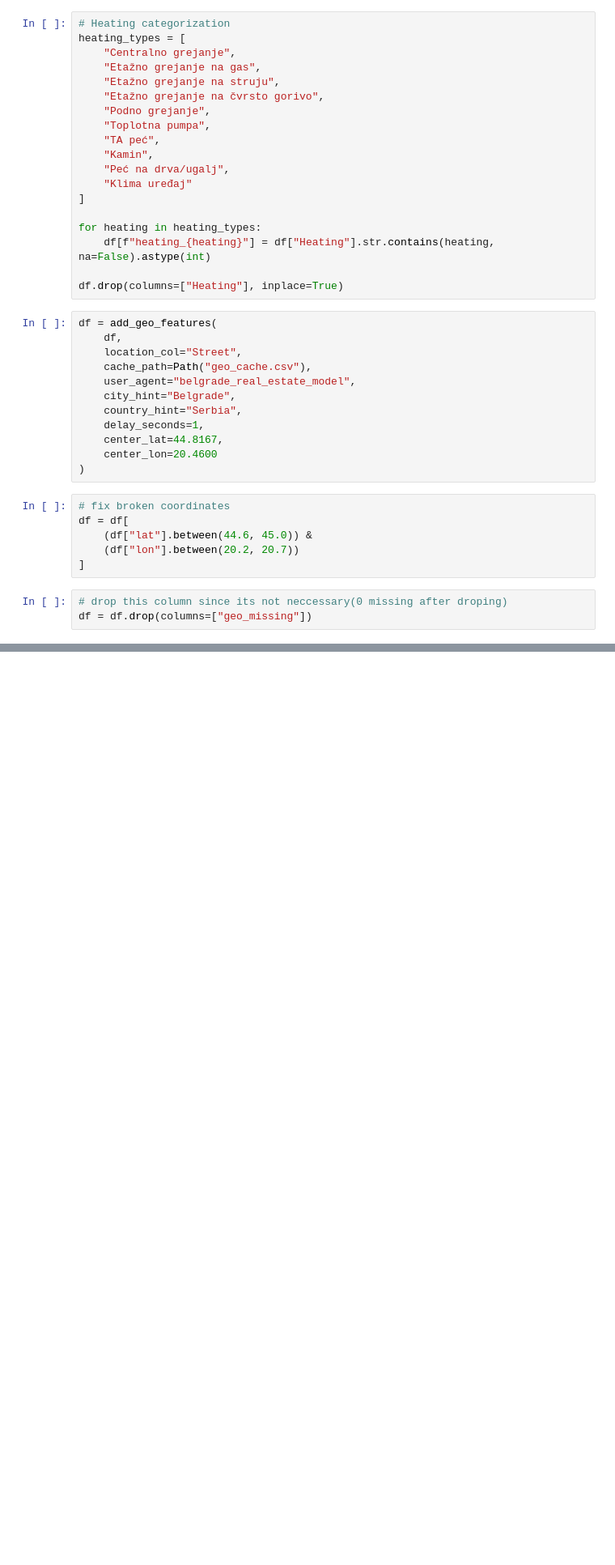
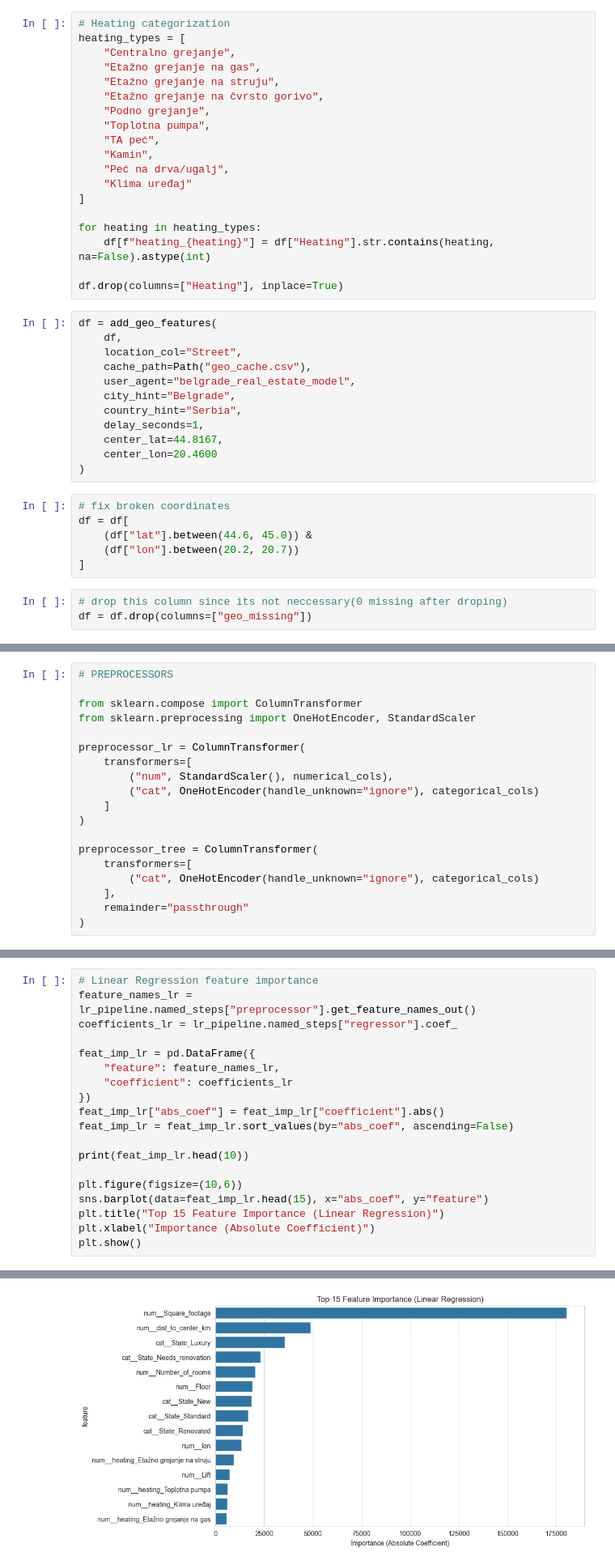
Before and after one commit to pyter1/siap_real_estate_price_prediction, a Jupyter notebook: EDA.ipynb, the cells around one changed output, grey strips where cells are left out. Shown at 81% size. Drawn from its saved outputs; the diff is of its cells as text; blank space fills up the shorter version.

```diff
--- a/EDA.ipynb
+++ b/EDA.ipynb
@@ -795,0 +726,19 @@ plt.show()
+# %%
+# PREPROCESSORS
+
+from sklearn.compose import ColumnTransformer
+from sklearn.preprocessing import OneHotEncoder, StandardScaler
+
+preprocessor_lr = ColumnTransformer(
+    transformers=[
+        ("num", StandardScaler(), numerical_cols),
+        ("cat", OneHotEncoder(handle_unknown="ignore"), categorical_cols)
+    ]
+)
+
+preprocessor_tree = ColumnTransformer(
+    transformers=[
+        ("cat", OneHotEncoder(handle_unknown="ignore"), categorical_cols)
+    ],
+    remainder="passthrough"
+)
@@ -795,0 +1047,20 @@ plt.show()
+# %%
+# Linear Regression feature importance
+feature_names_lr = lr_pipeline.named_steps["preprocessor"].get_feature_names_out()
+coefficients_lr = lr_pipeline.named_steps["regressor"].coef_
+
+feat_imp_lr = pd.DataFrame({
+    "feature": feature_names_lr,
+    "coefficient": coefficients_lr
+})
+feat_imp_lr["abs_coef"] = feat_imp_lr["coefficient"].abs()
+feat_imp_lr = feat_imp_lr.sort_values(by="abs_coef", ascending=False)
+
+print(feat_imp_lr.head(10))
+
+plt.figure(figsize=(10,6))
+sns.barplot(data=feat_imp_lr.head(15), x="abs_coef", y="feature")
+plt.title("Top 15 Feature Importance (Linear Regression)")
+plt.xlabel("Importance (Absolute Coefficient)")
+plt.show()
+# %% [output]
@@ -795,0 +1078 @@ plt.show()
+[figure, added]
```
Also changed, not shown: parts of 70 cells of this notebook.
